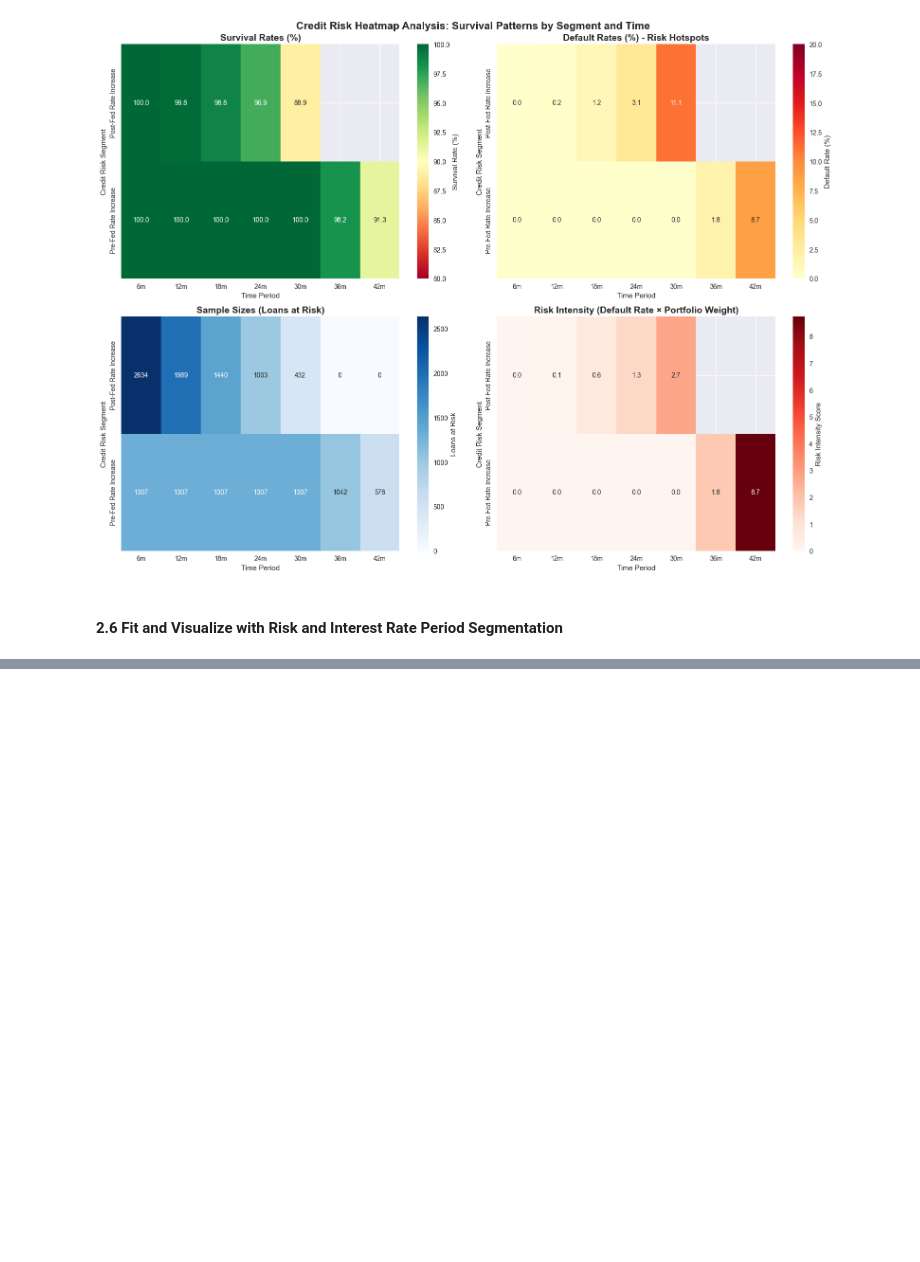
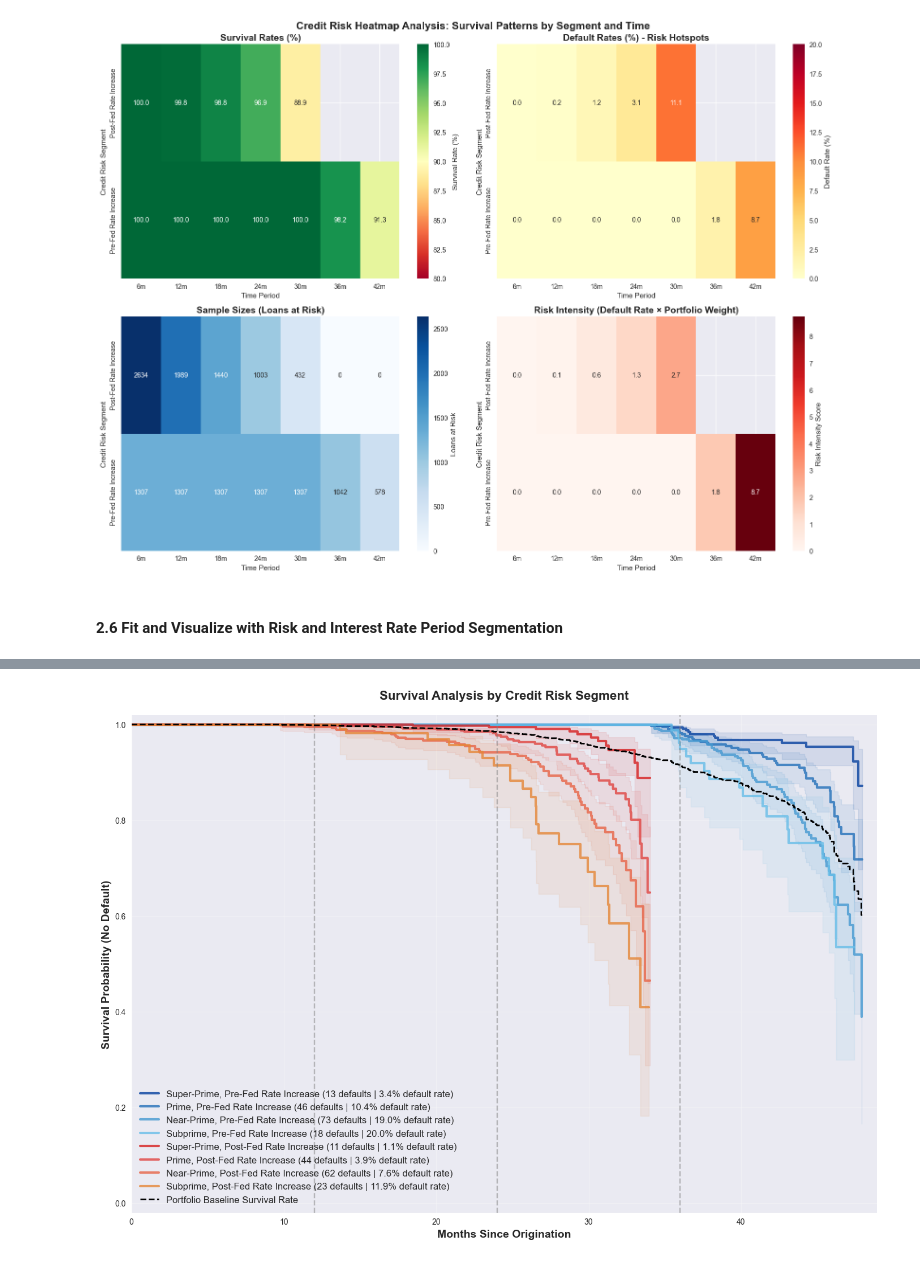
Before and after one commit to imoore99/SURVIVAL_RATE_ANALYSIS, a Jupyter notebook: SURVIVAL_RATE_ANALYSIS.ipynb, the cells around one changed output, grey strips where cells are left out. Drawn from its saved outputs; the diff is of its cells as text; code cells hidden in the pictures; blank space fills up the shorter version.

```diff
--- a/SURVIVAL_RATE_ANALYSIS.ipynb
+++ b/SURVIVAL_RATE_ANALYSIS.ipynb
@@ -934,11 +894,0 @@ Commentry and approach
-# %%
-with warnings.catch_warnings():
-        warnings.simplefilter("ignore")
-        # Initialize the Cox model
-        cph = CoxPHFitter()
-
-        # Fit the model
-        cph.fit(survival_data,
-                duration_col='duration_months',  # your time-to-event column
-                event_col='event',        # your censoring indicator (1=default, 0=censored)
-                formula='C(score_bucket) + rate + orig_amount')
@@ -962,0 +895,2 @@ Discuss the paradox - subprime has highest default probability, but 1.00x hazard
+# %%
+survival_data['risk_rate_segment'] = survival_data.apply(lambda row: f"{row['score_bucket']}, {row['rate_status']}", axis=1)
@@ -962,0 +908,9 @@ Discuss the paradox - subprime has highest default probability, but 1.00x hazard
+# %%
+segments = ['Super-Prime, Pre-Fed Rate Increase', 'Prime, Pre-Fed Rate Increase', 'Near-Prime, Pre-Fed Rate Increase','Subprime, Pre-Fed Rate Increase',
+            'Super-Prime, Post-Fed Rate Increase', 'Prime, Post-Fed Rate Increase', 'Near-Prime, Post-Fed Rate Increase', 'Subprime, Post-Fed Rate Increase']
+segment_col = 'risk_rate_segment'
+colors = [ "#05409e", "#2470b9","#4599d1","#68bee8", "#d61f1f", "#e04441", "#e76447", "#e58638"]
+# %%
+segmented_survival_analysis = create_segmented_survival_analysis(survival_data, segments, segment_col, colors, kmf)
+# %% [output]
+[figure, added]
```
Also changed, not shown: parts of 22 cells of this notebook.
